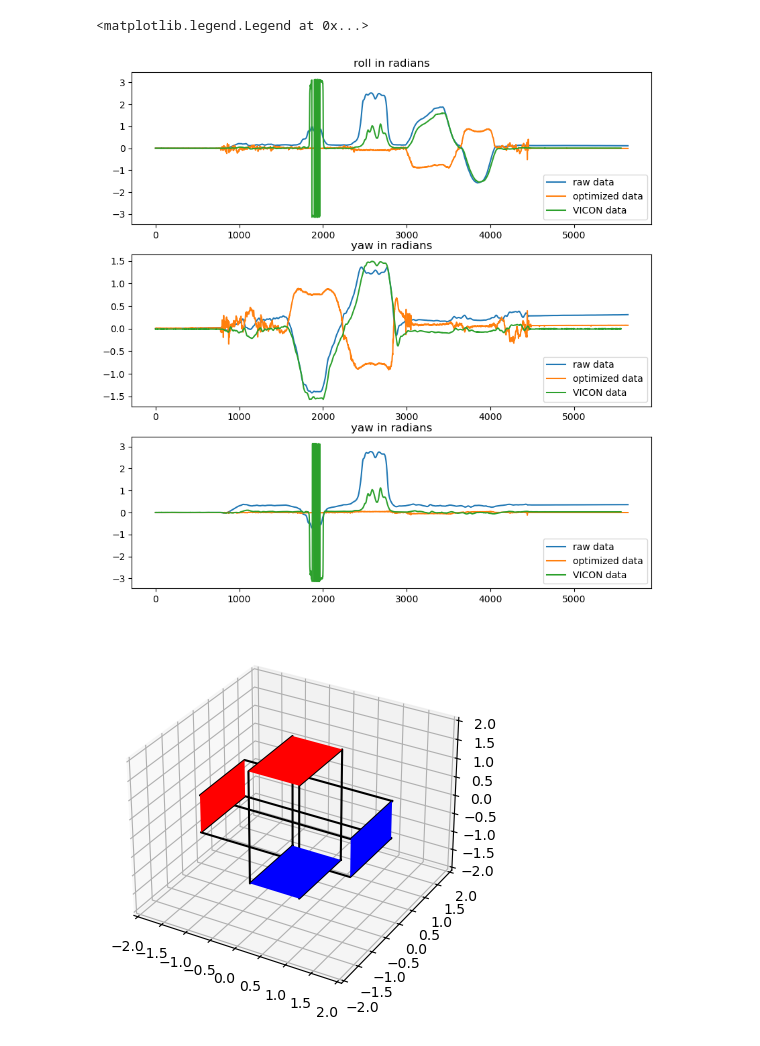
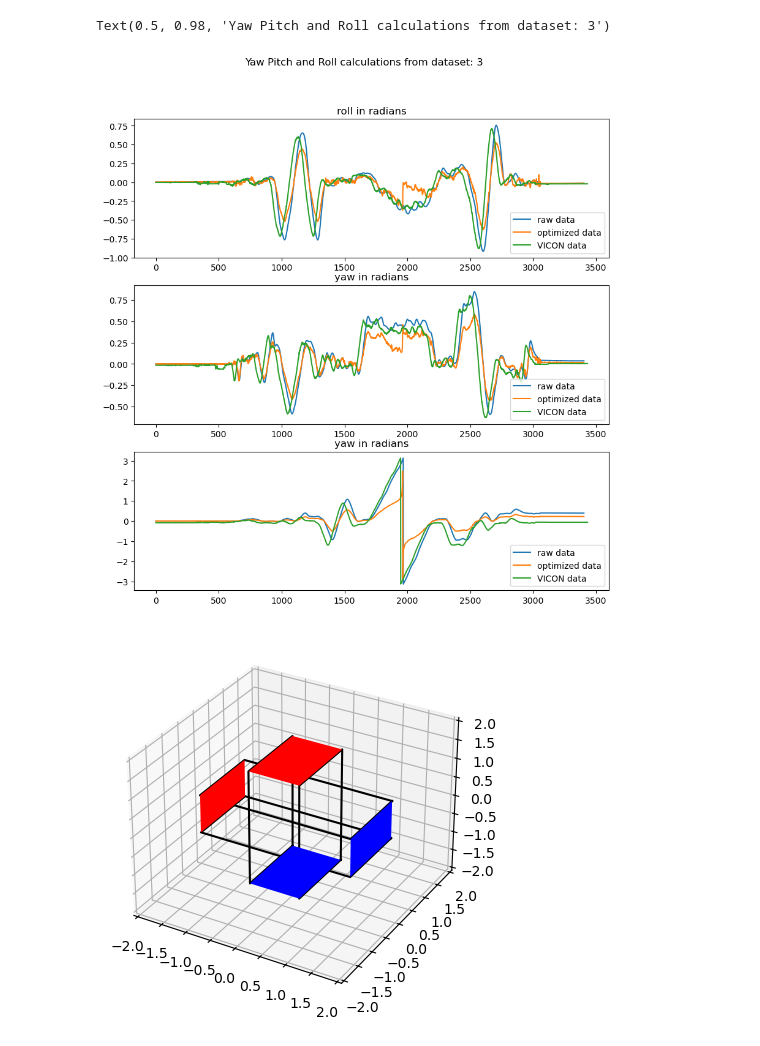
Before and after one commit to Tassadon/ECE276A_PR1, a Jupyter notebook: code/main.ipynb, the cells around one changed output. Drawn from its saved outputs; the diff is of its cells as text; code cells hidden in the pictures.

```diff
--- a/code/main.ipynb
+++ b/code/main.ipynb
@@ -8,3 +46,4 @@ import optimization
 # %%
-[camera,imu,Vicd] = load_data.load(fname="../../trainset",dataset="1")
+dataset="3"
+[camera,imu,Vicd] = load_data.load(fname="../../trainset",dataset=dataset)
 # %% [output]
@@ -68,3 +107,3 @@ print(Ang_Acc.T.shape)
 # %%
-optimized_qts = optimization.optimize(quarts,Ang_Acc.T,tau[:,0],Ang_Veloc.T)
+optimized_qts = optimization.optimize(quarts,Ang_Acc.T,tau[:,0],Ang_Veloc.T,epochs=10,alpha=.003)
 # %% [output]
@@ -102,24 +143,26 @@ opt_pitch = list(map(lambda angles: angles[1],opt_euler_angles))
 opt_yaw = list(map(lambda angles: angles[2],opt_euler_angles))
 # %%
 fig, ax = plt.subplots(3,1,figsize=(10,10))
+
 ax[0].plot(roll)
 ax[0].set_title("roll in radians")
 ax[0].plot(opt_roll)
 ax[0].plot(rots[:,0])
 ax[1].plot(pitch)
 ax[1].set_title("yaw in radians")
 ax[1].plot(opt_pitch)
 ax[1].plot(rots[:,1])
 ax[2].plot(yaw)
 ax[2].plot(opt_yaw)
 ax[2].set_title("yaw in radians")
 ax[2].plot(rots[:,2])
 ax[0].legend(['raw data','optimized data','VICON data'],loc='lower right')
 ax[1].legend(['raw data','optimized data','VICON data'],loc='lower right')
 ax[2].legend(['raw data','optimized data','VICON data'],loc='lower right')
+fig.suptitle('Yaw Pitch and Roll calculations from dataset: ' + dataset)
 # %% [output]
-<matplotlib.legend.Legend at 0x...>
+Text(0.5, 0.98, 'Yaw Pitch and Roll calculations from dataset: 3')
-[figure, old version]
+[figure, new version]
 # %%
 rotplot.example()
 # %% [output]
```
Also changed, not shown: parts of 10 cells of this notebook, 32 other files.
